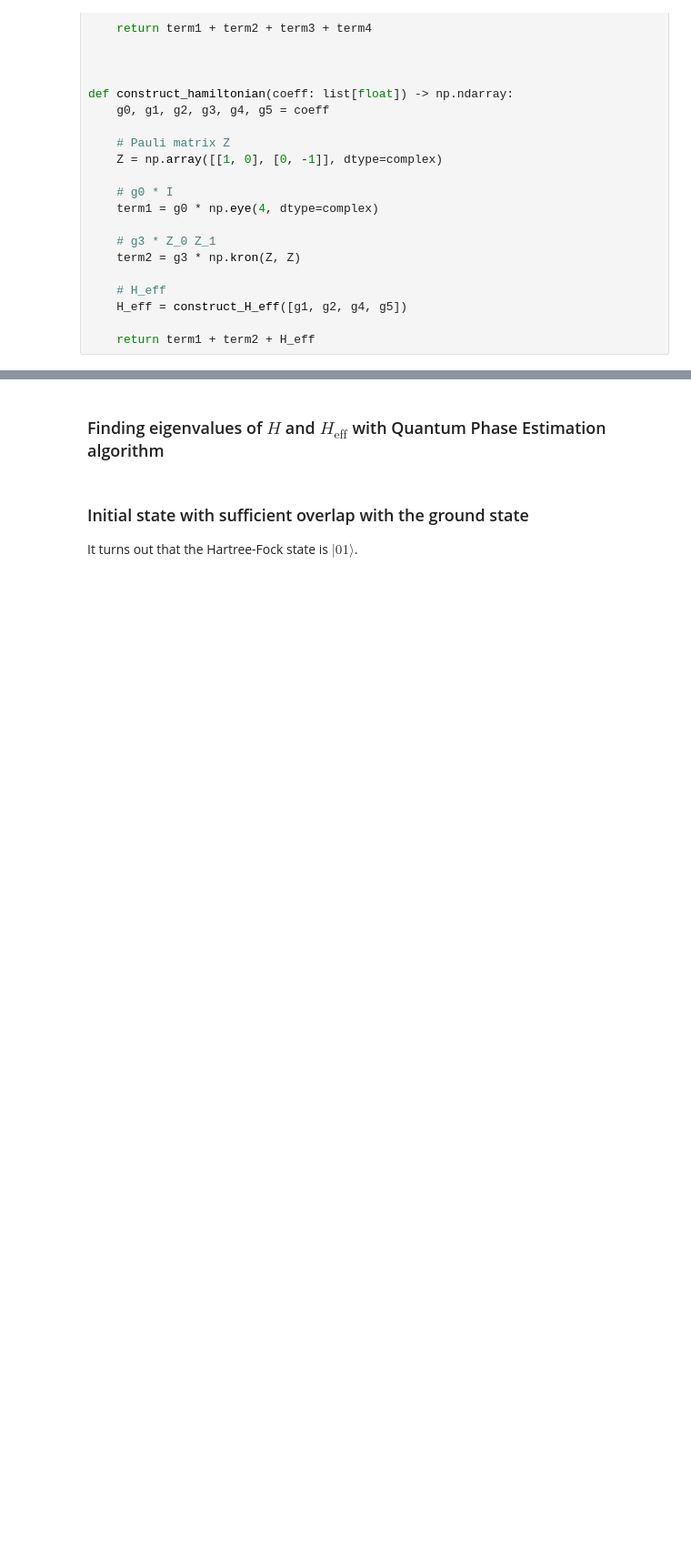
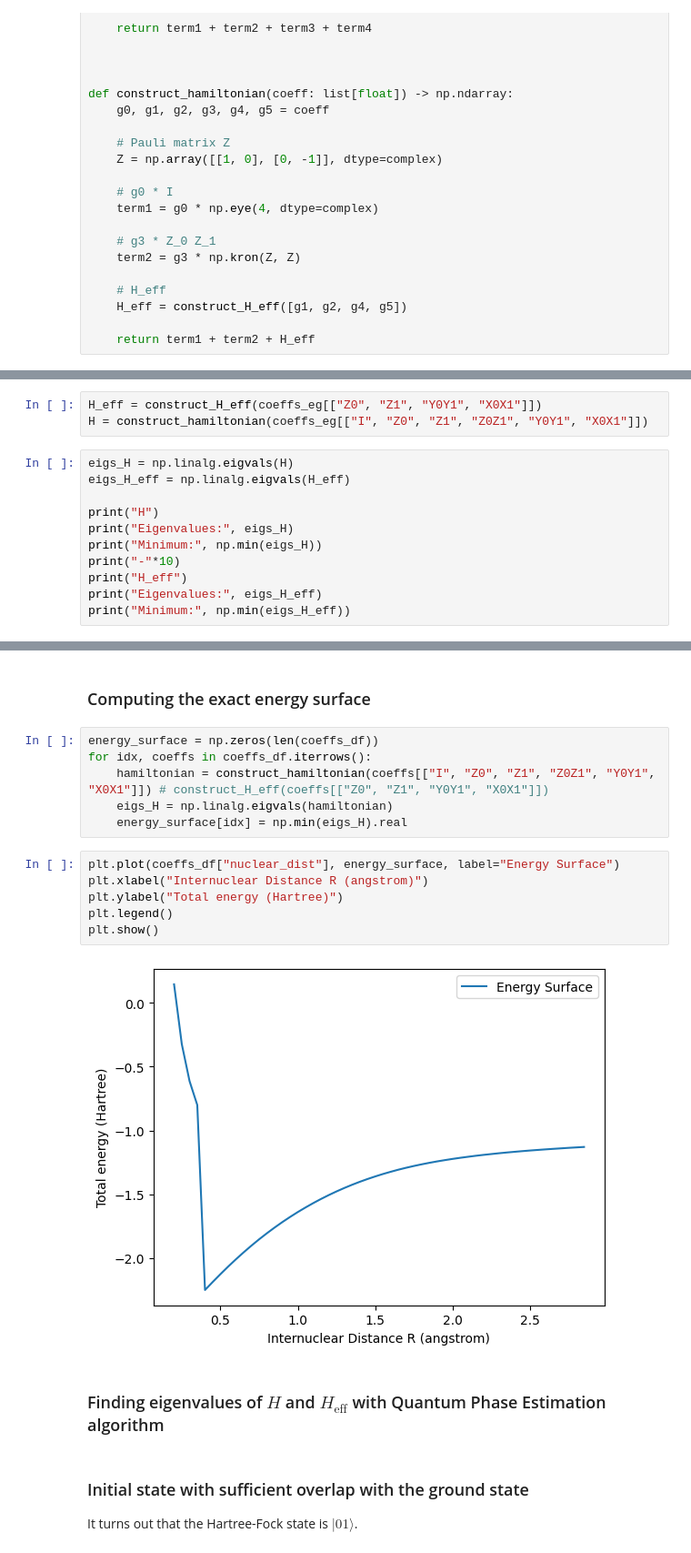
Before and after one commit to miguelruor/QPE-for-H2, a Jupyter notebook: QPE.ipynb, the cells around one changed output, grey strips where cells are left out. Shown at 91% size. Drawn from its saved outputs; the diff is of its cells as text; blank space fills up the shorter version.

```diff
--- a/QPE.ipynb
+++ b/QPE.ipynb
@@ -186,0 +194,14 @@ min(eigvals_H_reduced), min(eigvals_H_complete)
+# %%
+H_eff = construct_H_eff(coeffs_eg[["Z0", "Z1", "Y0Y1", "X0X1"]])
+H = construct_hamiltonian(coeffs_eg[["I", "Z0", "Z1", "Z0Z1", "Y0Y1", "X0X1"]])
+# %%
+eigs_H = np.linalg.eigvals(H)
+eigs_H_eff = np.linalg.eigvals(H_eff)
+
+print("H")
+print("Eigenvalues:", eigs_H)
+print("Minimum:", np.min(eigs_H))
+print("-"*10)
+print("H_eff")
+print("Eigenvalues:", eigs_H_eff)
+print("Minimum:", np.min(eigs_H_eff))
@@ -187,3 +217,19 @@ min(eigvals_H_reduced), min(eigvals_H_complete)
+# %% [markdown]
+### Computing the exact energy surface
+# %%
+energy_surface = np.zeros(len(coeffs_df))
+for idx, coeffs in coeffs_df.iterrows():
+    hamiltonian = construct_hamiltonian(coeffs[["I", "Z0", "Z1", "Z0Z1", "Y0Y1", "X0X1"]]) # construct_H_eff(coeffs[["Z0", "Z1", "Y0Y1", "X0X1"]])
+    eigs_H = np.linalg.eigvals(hamiltonian)
+    energy_surface[idx] = np.min(eigs_H).real
+# %%
+plt.plot(coeffs_df["nuclear_dist"], energy_surface, label="Energy Surface")
+plt.xlabel("Internuclear Distance R (angstrom)")
+plt.ylabel("Total energy (Hartree)")
+plt.legend()
+plt.show()
+# %% [output]
+[figure, added]
 # %% [markdown]
 ### Finding eigenvalues of $H$ and $H_{\text{eff}}$ with Quantum Phase Estimation algorithm
 # %% [markdown]
```
Also changed, not shown: parts of 44 cells of this notebook.
